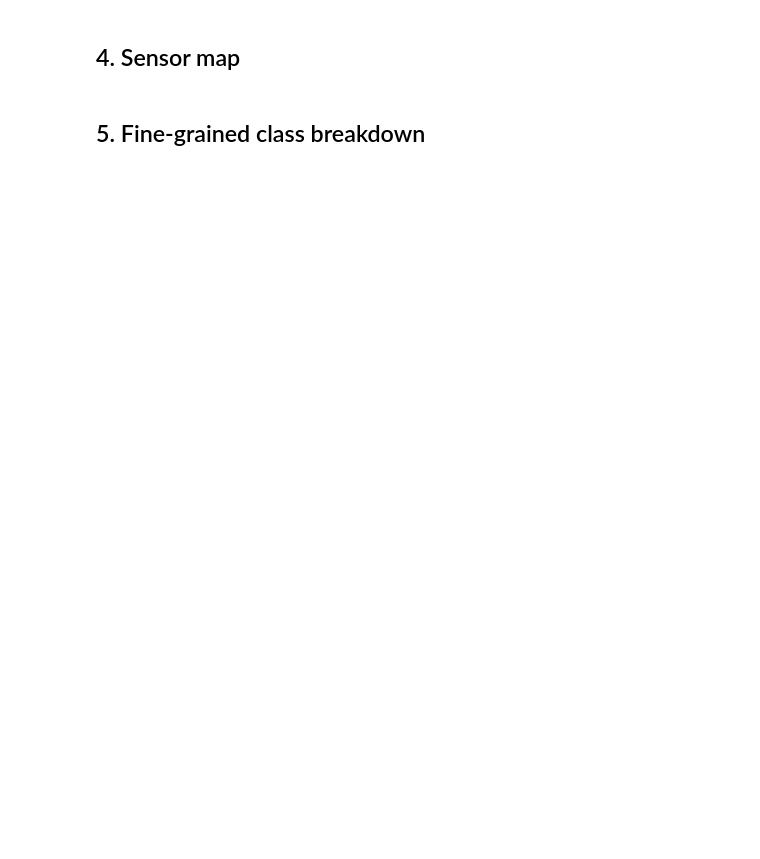
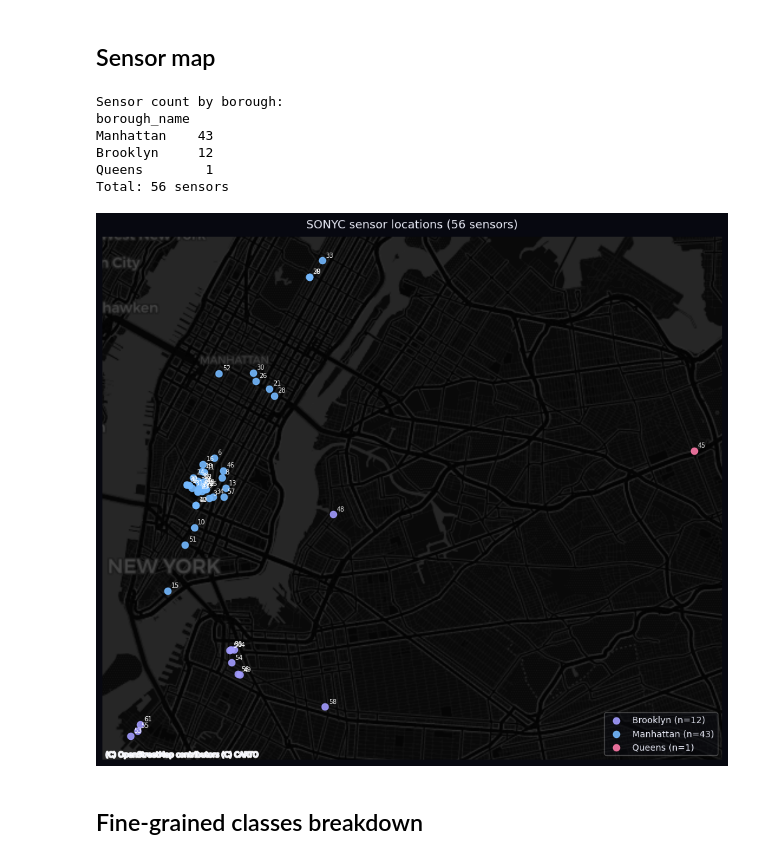
Before and after one commit to lvtwoodpecker/nyc-soundscape, a Jupyter notebook: analysis/EDA.ipynb, the cells around one changed output. Saved outputs shown, nothing was run; the diff lists cells and outputs as text; code cells hidden in the pictures; blank space fills up the shorter version.

```diff
--- a/analysis/EDA.ipynb
+++ b/analysis/EDA.ipynb
@@ -47,8 +44,8 @@ COARSE_MAP = {
 
 BOROUGH_NAMES = {'1': 'Manhattan', '3': 'Brooklyn', '4': 'Queens'}
 
-CSV = Path('data/metadata/annotations.csv')
-df = pd.read_csv(CSV, low_memory=False)
+csv = Path('../data/metadata/annotations.csv')
+df = pd.read_csv(csv, low_memory=False)
 df['borough_name'] = df['borough'].astype(str).map(BOROUGH_NAMES)
 df['annotator_type'] = df['annotator_id'].apply(
     lambda x: 'ground_truth' if x == 0 else ('sonyc_team' if x < 0 else 'zooniverse')
@@ -172,24 +212,54 @@ plt.show()
 # %% [markdown]
-## 4. Sensor map
+## Sensor map
 # %%
-sensors = (df[['sensor_id','latitude','longitude','borough_name']]
-           .drop_duplicates('sensor_id').dropna())
-borough_colors = {'Manhattan': '#74b9ff', 'Brooklyn': '#a29bfe', 'Queens': '#fd79a8'}
+import contextily as ctx
+import geopandas as gpd
 
-fig, ax = plt.subplots(figsize=(7, 8))
-for bname, grp in sensors.groupby('borough_name'):
-    ax.scatter(grp['longitude'], grp['latitude'],
-               c=borough_colors.get(bname, 'white'), s=40, alpha=0.8,
-               label=f'{bname} ({len(grp)})', zorder=3)
-ax.set_xlabel('Longitude')
-ax.set_ylabel('Latitude')
-ax.set_title(f'SONYC sensor locations ({len(sensors)} sensors)', fontsize=13)
-ax.legend(framealpha=0.2)
-ax.grid()
+sensors = (df[["sensor_id","latitude","longitude","borough_name"]]
+           .drop_duplicates("sensor_id").dropna())
+
+counts = sensors["borough_name"].value_counts()
+print("Sensor count by borough:")
+print(counts.to_string())
+print(f"Total: {len(sensors)} sensors")
+
+borough_colors = {"Manhattan": "#74b9ff", "Brooklyn": "#a29bfe", "Queens": "#fd79a8"}
+
+gdf = gpd.GeoDataFrame(
+    sensors,
+    geometry=gpd.points_from_xy(sensors["longitude"], sensors["latitude"]),
+    crs="EPSG:4326",
+).to_crs(epsg=3857)
+
+fig, ax = plt.subplots(figsize=(10, 12))
+
+for bname, grp in gdf.groupby("borough_name"):
+    grp.plot(ax=ax, color=borough_colors[bname], markersize=55,
+             alpha=0.9, zorder=4, label=f"{bname} (n={len(grp)})")
+    for _, row in grp.iterrows():
+        ax.annotate(str(int(row["sensor_id"])),
+                    (row.geometry.x, row.geometry.y),
+                    fontsize=7, color="white",
+                    xytext=(4, 4), textcoords="offset points", zorder=5)
+
+ctx.add_basemap(ax, source=ctx.providers.CartoDB.DarkMatter, zoom=12)
+ax.set_axis_off()
+ax.set_title(f"SONYC sensor locations ({len(sensors)} sensors)",
+             fontsize=13, color="#e8eaf6", pad=10)
+ax.legend(framealpha=0.3, fontsize=10, loc="lower right")
+fig.patch.set_facecolor("#070810")
 plt.tight_layout()
 plt.show()
+# %% [output]
+Sensor count by borough:
+borough_name
+Manhattan    43
+Brooklyn     12
+Queens        1
+Total: 56 sensors
+[figure, added]
 # %% [markdown]
-## 5. Fine-grained class breakdown
+## Fine-grained classes breakdown
 # %%
 fine = df[fine_presence].replace(-1, np.nan)
 fine_prev = fine.mean().sort_values(ascending=True)
```
Also changed, not shown: parts of 18 cells of this notebook, 2 other files.
